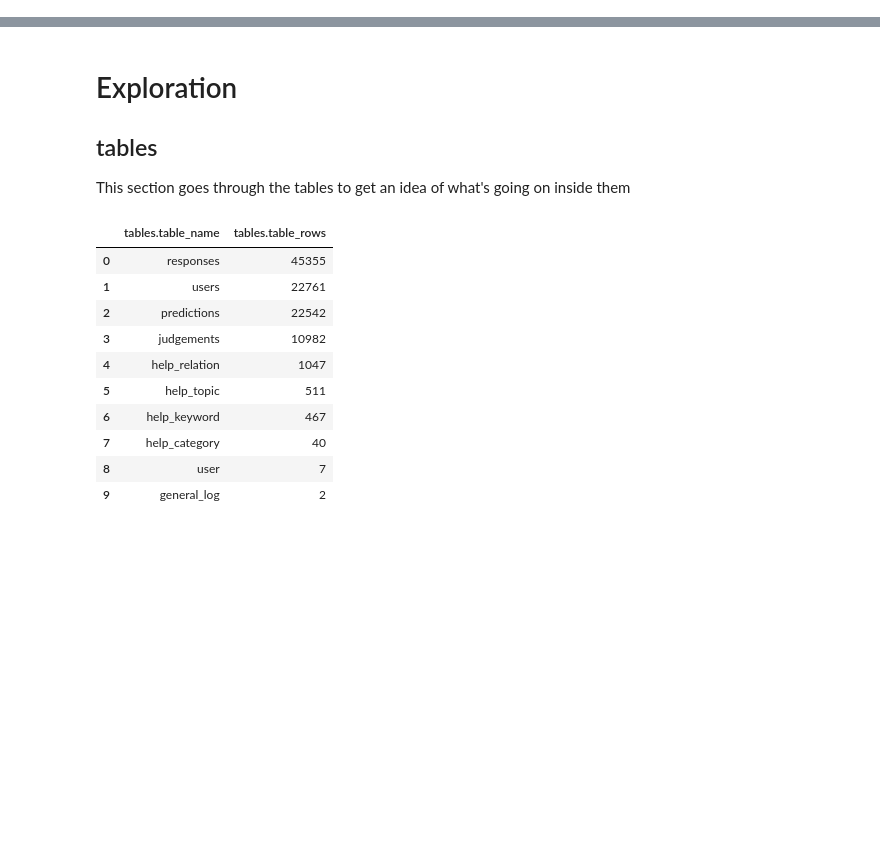
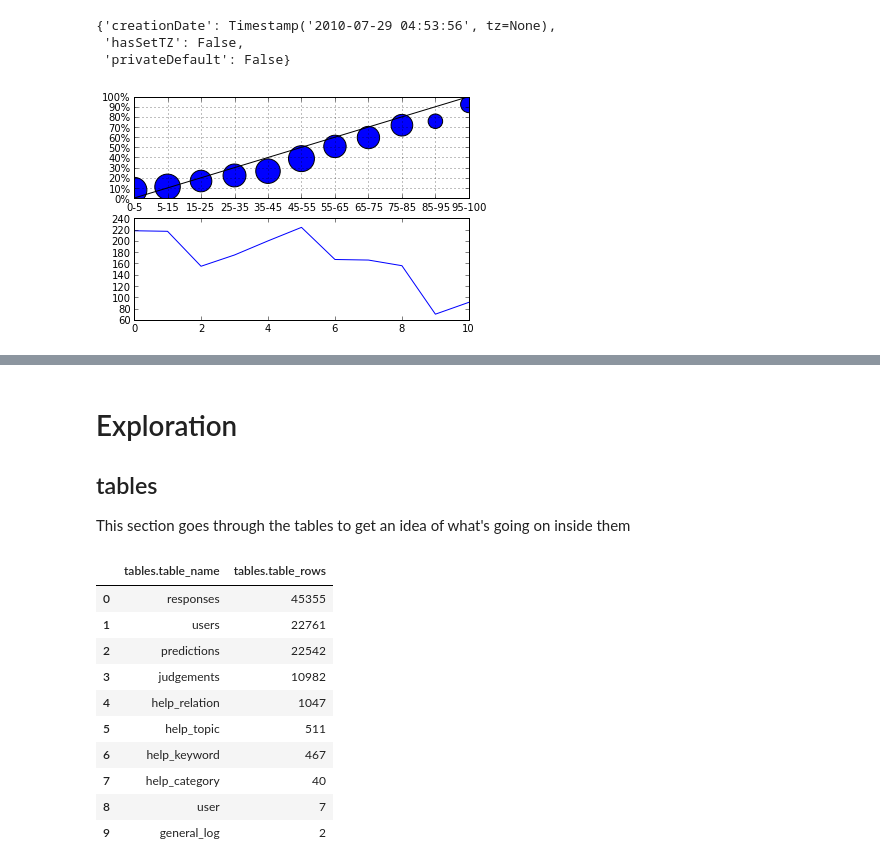
Before and after one commit to notionparallax/GA-DataScience, a Jupyter notebook: Prediction book analysis/PB analysis of users.ipynb, the cells around one changed output, grey strips where cells are left out. Drawn from its saved outputs; the diff is of its cells as text; code cells hidden in the pictures; blank space fills up the shorter version.

```diff
--- a/Prediction book analysis/PB analysis of users.ipynb
+++ b/Prediction book analysis/PB analysis of users.ipynb
@@ -228,4 +228,49 @@ def tidyDate(x):
         return x
     elif type(x) == datetime.datetime:
         return np.datetime64(x)
+# %%
+def quantifyUserTable(this_user = 500):
+    userData = queryAsTable("""select * from  mysql.users WHERE users.id = '500' """, maxrows=0) #users.created_at	users.id	users.private_default	users.timezone	users.updated_at
+    hasSetTZ       = userData["users.timezone"][0]        != None
+    privateDefault = userData["users.private_default"][0] == 1
+    creationDate   = userData["users.created_at"][0]
+    return {"hasSetTZ":       hasSetTZ,
+            "privateDefault": privateDefault,
+            "creationDate":creationDate}
+quantifyUserTable()
+# %% [output]
+{'creationDate': Timestamp('2010-07-29 04:53:56', tz=None),
+ 'hasSetTZ': False,
+ 'privateDefault': False}
+# %%
+def makeCalibrationPlot(conf_profile):
+    calibrationPlot = plt.figure(1)
+    plt.subplot(211)
+
+    #calibrationPlot = Figure()#(figsize=None, dpi=None, facecolor=None, edgecolor=None, linewidth=0.0, frameon=None, subplotpars=None, tight_layout=None)
+    #Plot the scatter, x is confidences
+    plt.scatter( conf_profile["Confidence"].map(lambda x: x/10).tolist(),   #vector of y values (currently [0,1,2,3,4,5,6,7,8,9,10])
+                      conf_profile.truePC,                                       #vector of x values
+                      s=conf_profile.PredictionCountTotal*3)                     #vector of sizes
+    #draw a diagonal line across the graph
+    plt.plot([0, 10], [0, 1], 'k-', lw=1)
+    #set the limits of the graph
+    pylab.ylim([0,1])
+    pylab.xlim([0,10])
+    #add a background grid
+    plt.grid()
+    #make the ticks and labels
+    plt.xticks([x    for x in range(11)], [x           for x in conf_profile["ConfidenceIntervals"].tolist()]) #locations, labels
+    plt.yticks([x/10 for x in range(11)], [str(x)+ "%" for x in conf_profile["Confidence"].tolist()])
+
+    plt.subplot(212)
+
+    plt.plot( conf_profile["Confidence"].map(lambda x: x/10).tolist(),   #vector of y values (currently [0,1,2,3,4,5,6,7,8,9,10])
+              conf_profile["PredictionCountTotal"])                      #vector of x values
+    return plt
+bins = getTrueAndFalsePredictions(500)
+conf_profile = makeConfProfile(bins)
+makeCalibrationPlot(conf_profile).show()
+# %% [output]
+[figure, added]
 # %%
```
Also changed, not shown: parts of 7 cells of this notebook.
